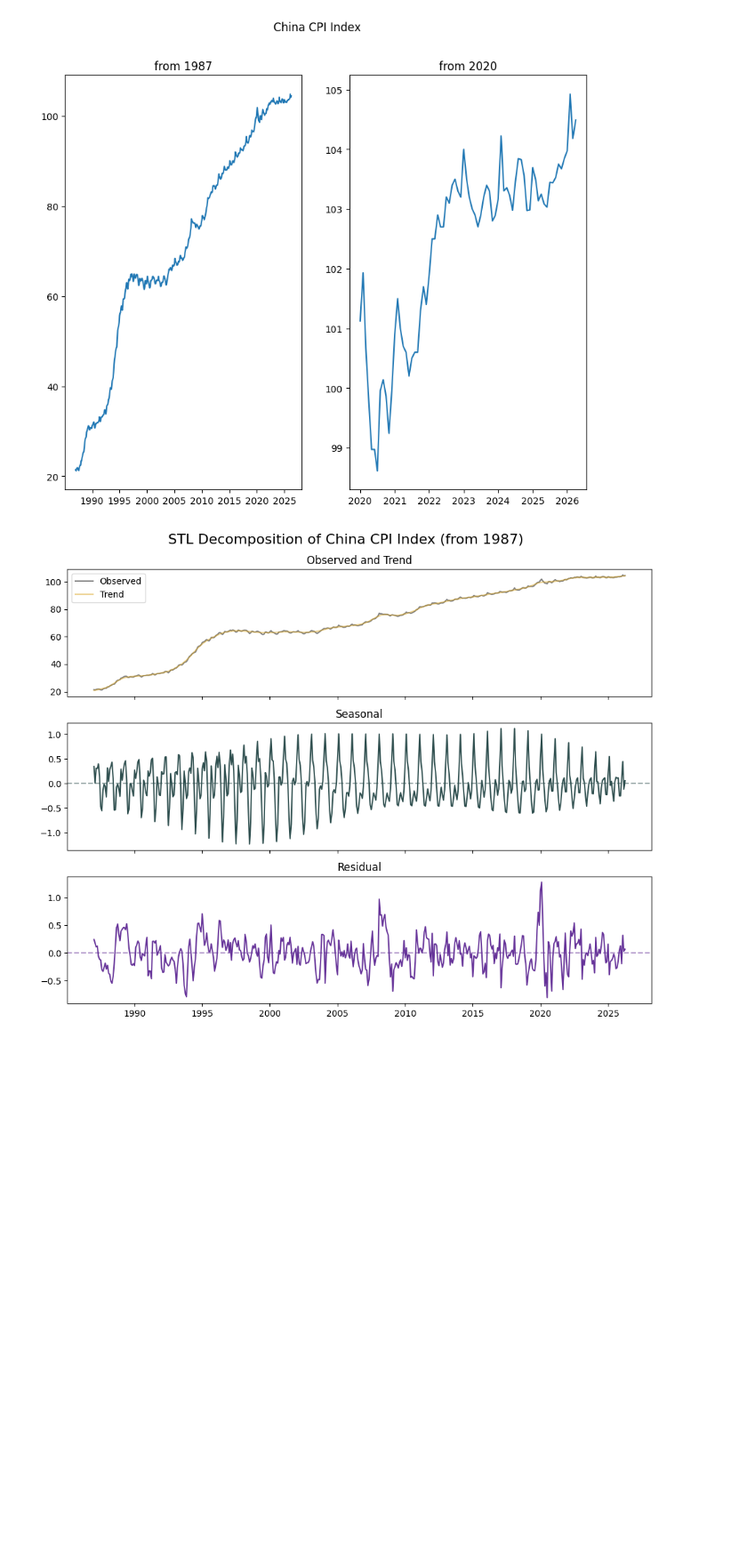
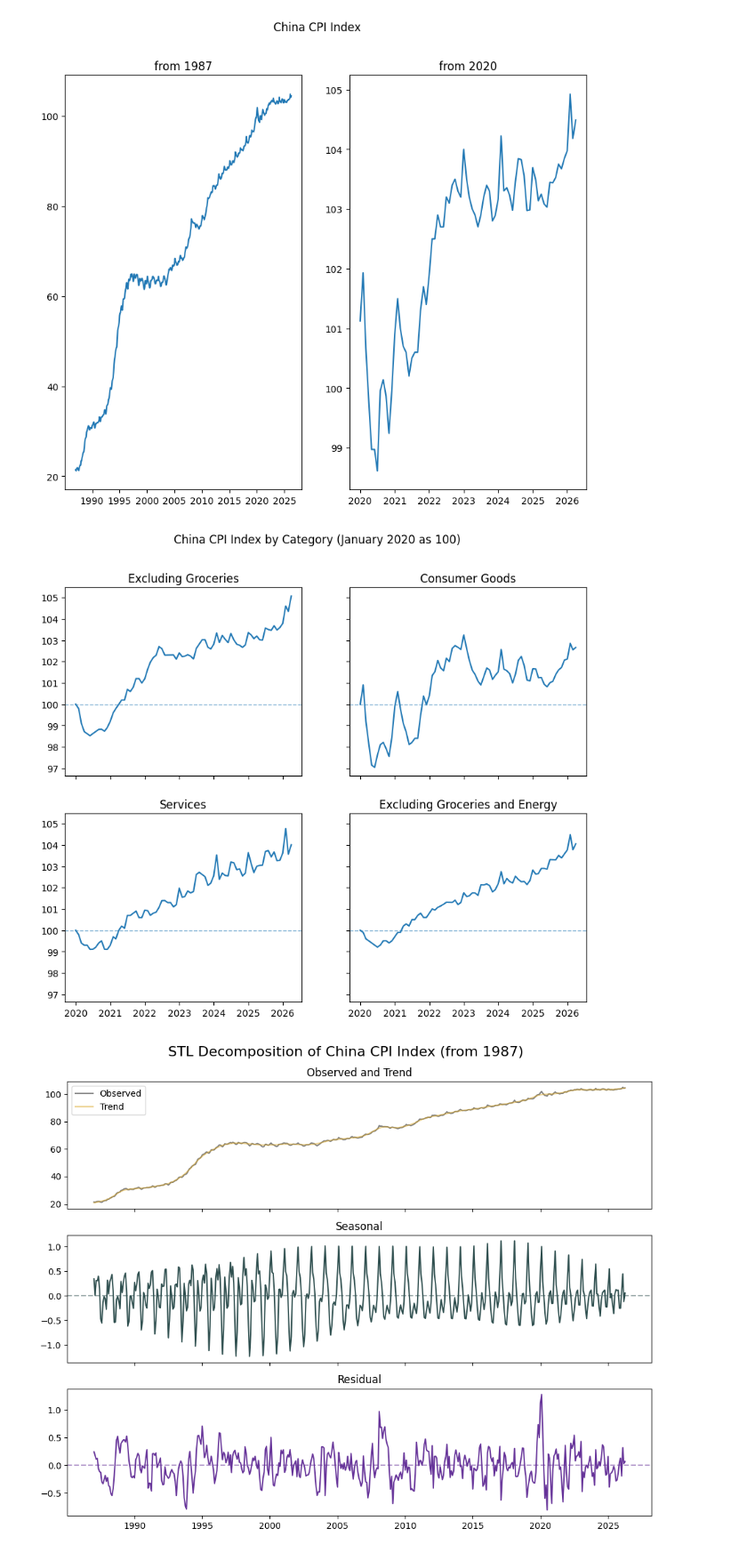
Before and after one commit to FlyingCuteCats/Freetime-Projects, a Jupyter notebook: China Retail Sales/Process.ipynb, the cells around one changed output. Shown at 89% size. Cells and saved outputs as stored; diff of their text form; code cells hidden in the pictures; blank space fills up the shorter version.

Commit message:
Index plots added

```diff
--- a/China Retail Sales/Process.ipynb
+++ b/China Retail Sales/Process.ipynb
@@ -73,6 +73,28 @@ plt.suptitle("China CPI Index")
 plt.show()
 # %% [output]
 [figure]
+# %%
+fig, axs = plt.subplots(2, 2, figsize=(10,8), sharey=True, sharex=True)
+
+axs[0, 0].plot(cncpi['Date'], cncpi['CPIIndex excluding groceries'])
+axs[0, 0].set_title("Excluding Groceries")
+
+axs[0, 1].plot(cncpi['Date'], cncpi['CPIIndex of Consumer Goods'])
+axs[0, 1].set_title("Consumer Goods")
+
+axs[1, 0].plot(cncpi['Date'], cncpi['CPIIndex of Services'])
+axs[1, 0].set_title("Services")
+
+axs[1, 1].plot(cncpi['Date'], cncpi['CPIIndex excluding Groceries and Energy'])
+axs[1, 1].set_title("Excluding Groceries and Energy")
+
+for ax in axs.flat:
+    ax.axhline(100, linewidth=1, linestyle='--', alpha=0.5)
+
+plt.suptitle("China CPI Index by Category (January 2020 as 100)")
+plt.show()
+# %% [output]
+[figure, added]
 # %%
 from statsmodels.tsa.seasonal import STL
 
```
Also changed, not shown: parts of 4 cells of this notebook.
